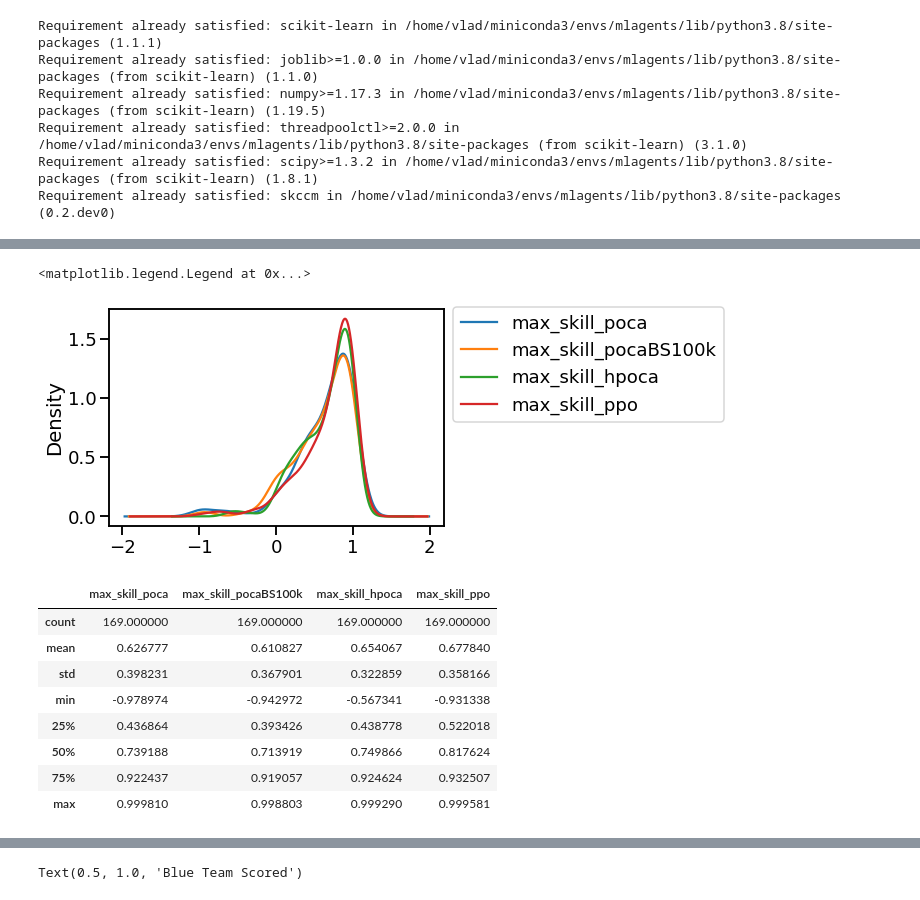
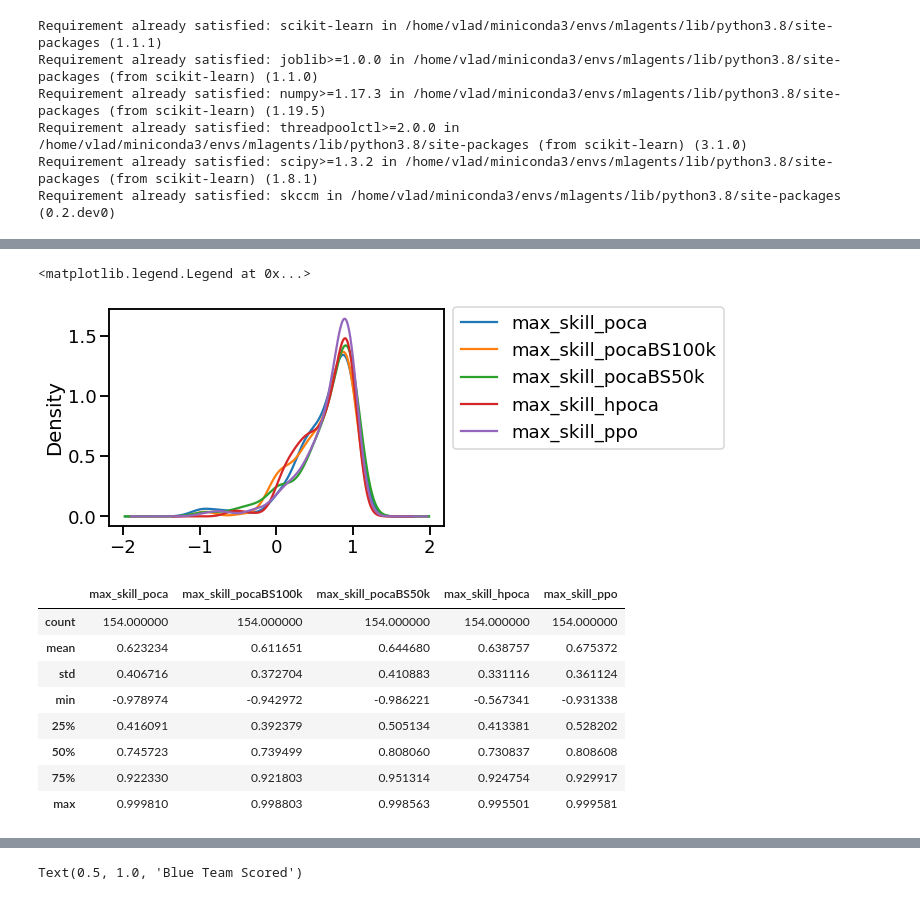
Before and after one commit to barrylee111/ml-unity-collaborative, a Jupyter notebook: data_analysis/player_tracking.ipynb, the cells around one changed output, grey strips where cells are left out. Saved outputs shown, nothing was run; the diff lists cells and outputs as text; code cells hidden in the pictures.

```diff
--- a/data_analysis/player_tracking.ipynb
+++ b/data_analysis/player_tracking.ipynb
@@ -176,6 +185,9 @@ import glob
 print(glob.glob("*_AgentGameData.csv"))
 poca_bs100k_df = pd.read_csv('POCA_bs100000_AgentGameData.csv')
 poca_bs100k_scores = pd.read_csv('POCA_bs100000_AgentScoresData.csv')['score'].tolist()
+
+poca_bs50k_df = pd.read_csv('POCA_bs50000_AgentGameData.csv')
+poca_bs50k_scores = pd.read_csv('POCA_bs50000_AgentScoresData.csv')['score'].tolist()
 
 poca_full_df = pd.read_csv('POCA_LastCheckpoint_AgentGameData.csv')
 poca_full_scores = pd.read_csv('POCA_LastCheckpoint_AgentScoresData.csv')['score'].tolist()
@@ -191,6 +203,9 @@ ppo_full_scores = pd.read_csv('PPO_LastCheckpoint_AgentScoresData.csv')['score']
 
 df_distances_poca_bs100k = collect_distances_per_episode(poca_bs100k_df, poca_bs100k_scores)
 df_results_forecast_poca_bs100k = collect_forecasts(poca_bs100k_df, poca_bs100k_scores)
+
+df_distances_poca_bs50k = collect_distances_per_episode(poca_bs50k_df, poca_bs50k_scores)
+df_results_forecast_poca_bs50k = collect_forecasts(poca_bs50k_df, poca_bs50k_scores)
 
 df_distances_poca = collect_distances_per_episode(poca_full_df, poca_full_scores)
 df_results_forecast_poca = collect_forecasts(poca_full_df, poca_full_scores)
@@ -202,6 +217,7 @@ df_distances_ppo = collect_distances_per_episode(ppo_full_df, ppo_full_scores)
 df_results_forecast_ppo = collect_forecasts(ppo_full_df, ppo_full_scores)
 # %%
 df_results_forecast_poca_bs100k = df_results_forecast_poca_bs100k.rename(columns={"max_skill":"max_skill_pocaBS100k","mean_skill":"mean_skill_pocaBS100k"})
+df_results_forecast_poca_bs50k = df_results_forecast_poca_bs50k.rename(columns={"max_skill":"max_skill_pocaBS50k","mean_skill":"mean_skill_pocaBS50k"})
 df_results_forecast_poca = df_results_forecast_poca.rename(columns={"max_skill":"max_skill_poca","mean_skill":"mean_skill_poca"})
 df_results_forecast_hpoca = df_results_forecast_hpoca.rename(columns={"max_skill":"max_skill_hpoca","mean_skill":"mean_skill_hpoca"})
 df_results_forecast_ppo = df_results_forecast_ppo.rename(columns={"max_skill":"max_skill_ppo","mean_skill":"mean_skill_ppo"})
@@ -232,22 +249,23 @@ df_skills_mean.describe()
 # %%
 df_skills_max = df_results_forecast_poca.merge(
     df_results_forecast_hpoca).merge(
         df_results_forecast_ppo).merge(
-            df_results_forecast_poca_bs100k)[['max_skill_poca','max_skill_pocaBS100k','max_skill_hpoca','max_skill_ppo']]
+            df_results_forecast_poca_bs100k).merge(
+                df_results_forecast_poca_bs50k)[['max_skill_poca','max_skill_pocaBS100k','max_skill_pocaBS50k','max_skill_hpoca','max_skill_ppo']]
 df_skills_max.plot.density()
 plt.legend(bbox_to_anchor=(1, 1.05))
 # %% [output]
 <matplotlib.legend.Legend at 0x...>
-[figure, old version]
+[figure, new version]
 # %%
 df_skills_max.describe()
 # %% [output]
-|  | max_skill_poca | max_skill_pocaBS100k | max_skill_hpoca | max_skill_ppo |
-| count | 169.000000 | 169.000000 | 169.000000 | 169.000000 |
-| mean | 0.626777 | 0.610827 | 0.654067 | 0.677840 |
-| std | 0.398231 | 0.367901 | 0.322859 | 0.358166 |
-| min | -0.978974 | -0.942972 | -0.567341 | -0.931338 |
-| 25% | 0.436864 | 0.393426 | 0.438778 | 0.522018 |
-| 50% | 0.739188 | 0.713919 | 0.749866 | 0.817624 |
-| 75% | 0.922437 | 0.919057 | 0.924624 | 0.932507 |
-| max | 0.999810 | 0.998803 | 0.999290 | 0.999581 |
+|  | max_skill_poca | max_skill_pocaBS100k | max_skill_pocaBS50k | max_skill_hpoca | max_skill_ppo |
+| count | 154.000000 | 154.000000 | 154.000000 | 154.000000 | 154.000000 |
+| mean | 0.623234 | 0.611651 | 0.644680 | 0.638757 | 0.675372 |
+| std | 0.406716 | 0.372704 | 0.410883 | 0.331116 | 0.361124 |
+| min | -0.978974 | -0.942972 | -0.986221 | -0.567341 | -0.931338 |
+| 25% | 0.416091 | 0.392379 | 0.505134 | 0.413381 | 0.528202 |
+| 50% | 0.745723 | 0.739499 | 0.808060 | 0.730837 | 0.808608 |
+| 75% | 0.922330 | 0.921803 | 0.951314 | 0.924754 | 0.929917 |
+| max | 0.999810 | 0.998803 | 0.998563 | 0.995501 | 0.999581 |
```
Also changed, not shown: parts of 15 cells of this notebook, 1 other file.
